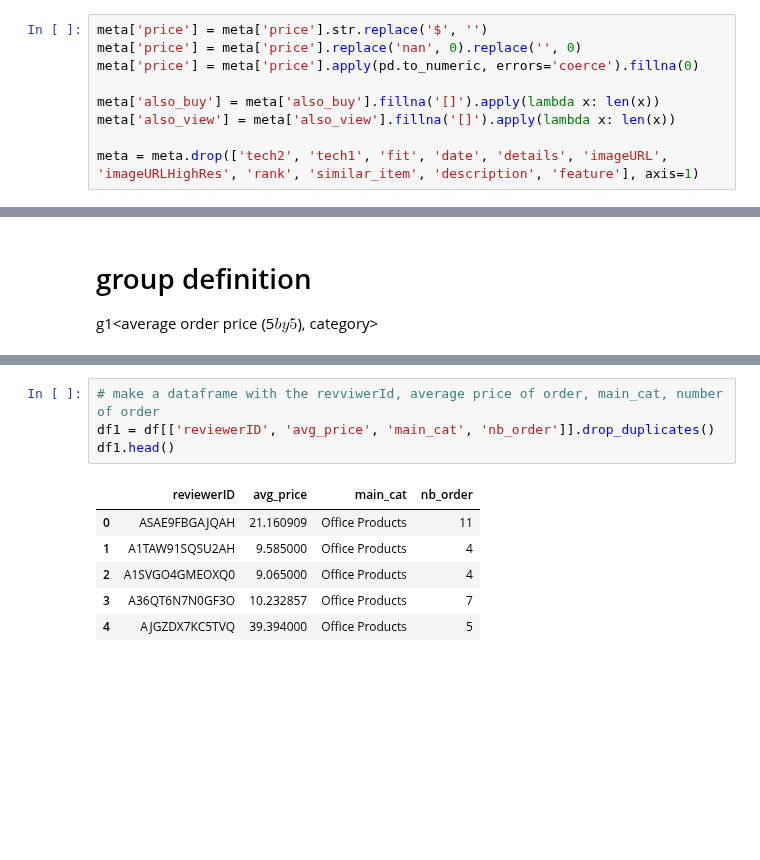
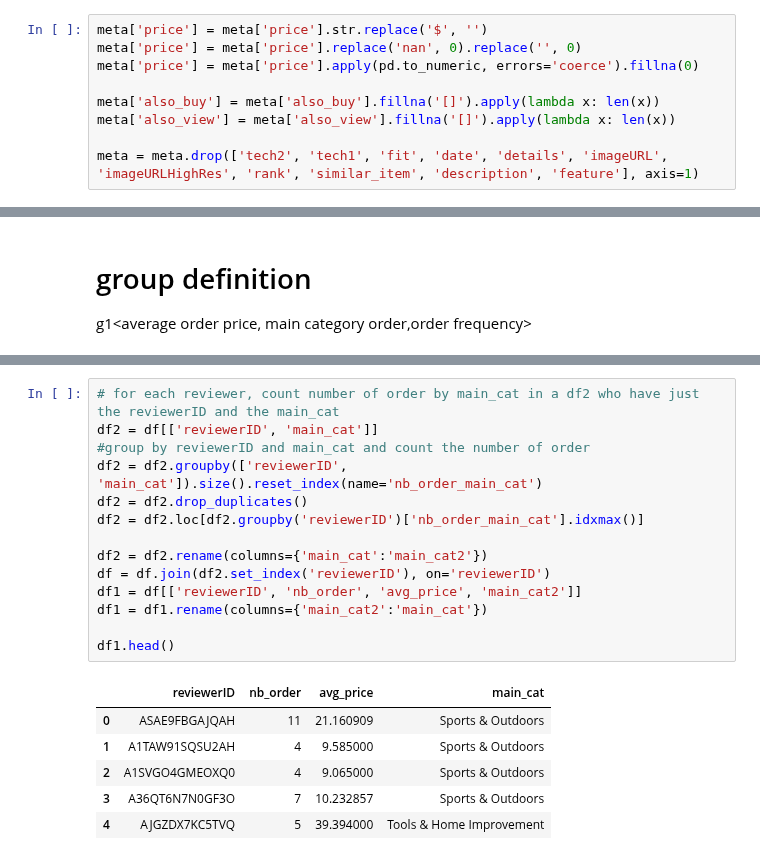
Before and after one commit to ElouanV/amazon_eda, a Jupyter notebook: notebooks/partie3.ipynb, the cells around one changed output, grey strips where cells are left out. Drawn from its saved outputs; the diff is of its cells as text; blank space fills up the shorter version.

```diff
--- a/notebooks/partie3.ipynb
+++ b/notebooks/partie3.ipynb
@@ -40,7 +22,7 @@ df.head()
 # %% [markdown]
 # group definition
 
-g1<average order price (5$ by 5$), category>
+g1<average order price, main category order,order frequency>
 # %%
 # count number of order for each reviewer
 df = df.join(meta.set_index('asin'), on='asin')
@@ -55,15 +37,25 @@ df.head()
 | 2 | 5.0 | 2016-08-13 | A1SVGO4GMEOXQ0 | 0899332757 | Comprehensive atlas. Very happy w... | 1471046400 | [Sports & Outdoors, Outdoor Recre... | Delorme New York State Atlas &amp... | 78.0 | ... |
 | 3 | 5.0 | 2016-08-02 | A36QT6N7N0GF3O | 0899332757 | Delorme has always made the best ... | 1470096000 | [Sports & Outdoors, Outdoor Recre... | Delorme New York State Atlas &amp... | 78.0 | ... |
 | 4 | 5.0 | 2016-07-14 | AJGZDX7KC5TVQ | 0899332757 | worked great on the trip around ny | 1468454400 | [Sports & Outdoors, Outdoor Recre... | Delorme New York State Atlas &amp... | 78.0 | ... |
-# %%
-# make a dataframe with the revviwerId, average price of order, main_cat, number of order
-df1 = df[['reviewerID', 'avg_price', 'main_cat', 'nb_order']].drop_duplicates()
-df1.head()
-# %% [output]
-|  | reviewerID | avg_price | main_cat | nb_order |
-| 0 | ASAE9FBGAJQAH | 21.160909 | Office Products | 11 |
-| 1 | A1TAW91SQSU2AH | 9.585000 | Office Products | 4 |
-| 2 | A1SVGO4GMEOXQ0 | 9.065000 | Office Products | 4 |
-| 3 | A36QT6N7N0GF3O | 10.232857 | Office Products | 7 |
-| 4 | AJGZDX7KC5TVQ | 39.394000 | Office Products | 5 |
+# %%
+# for each reviewer, count number of order by main_cat in a df2 who have just the reviewerID and the main_cat
+df2 = df[['reviewerID', 'main_cat']]
+#group by reviewerID and main_cat and count the number of order
+df2 = df2.groupby(['reviewerID', 'main_cat']).size().reset_index(name='nb_order_main_cat')
+df2 = df2.drop_duplicates()
+df2 = df2.loc[df2.groupby('reviewerID')['nb_order_main_cat'].idxmax()]
+
+df2 = df2.rename(columns={'main_cat':'main_cat2'})
+df = df.join(df2.set_index('reviewerID'), on='reviewerID')
+df1 = df[['reviewerID', 'nb_order', 'avg_price', 'main_cat2']]
+df1 = df1.rename(columns={'main_cat2':'main_cat'})
+
+df1.head()
+# %% [output]
+|  | reviewerID | nb_order | avg_price | main_cat |
+| 0 | ASAE9FBGAJQAH | 11 | 21.160909 | Sports & Outdoors |
+| 1 | A1TAW91SQSU2AH | 4 | 9.585000 | Sports & Outdoors |
+| 2 | A1SVGO4GMEOXQ0 | 4 | 9.065000 | Sports & Outdoors |
+| 3 | A36QT6N7N0GF3O | 7 | 10.232857 | Sports & Outdoors |
+| 4 | AJGZDX7KC5TVQ | 5 | 39.394000 | Tools & Home Improvement |
 # %%
```
Also changed, not shown: parts of 12 cells of this notebook.
